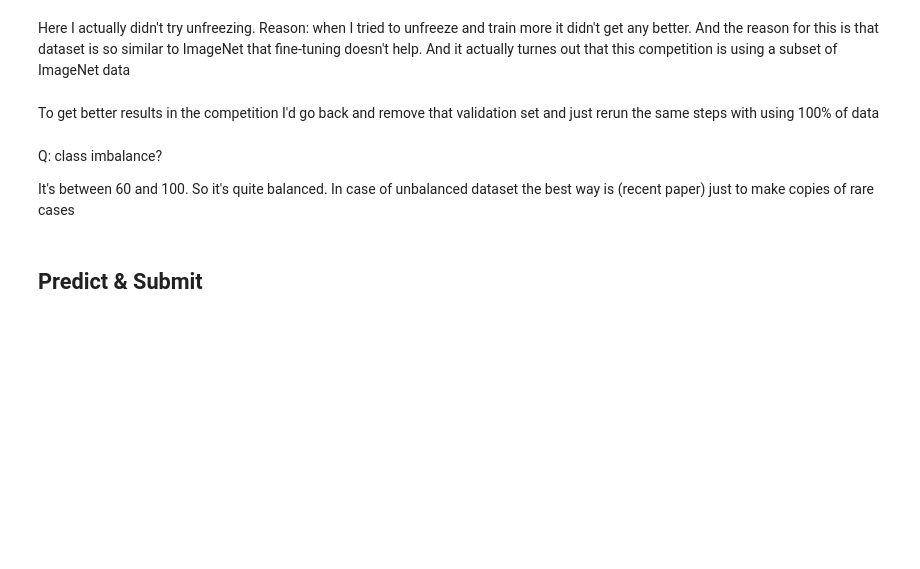
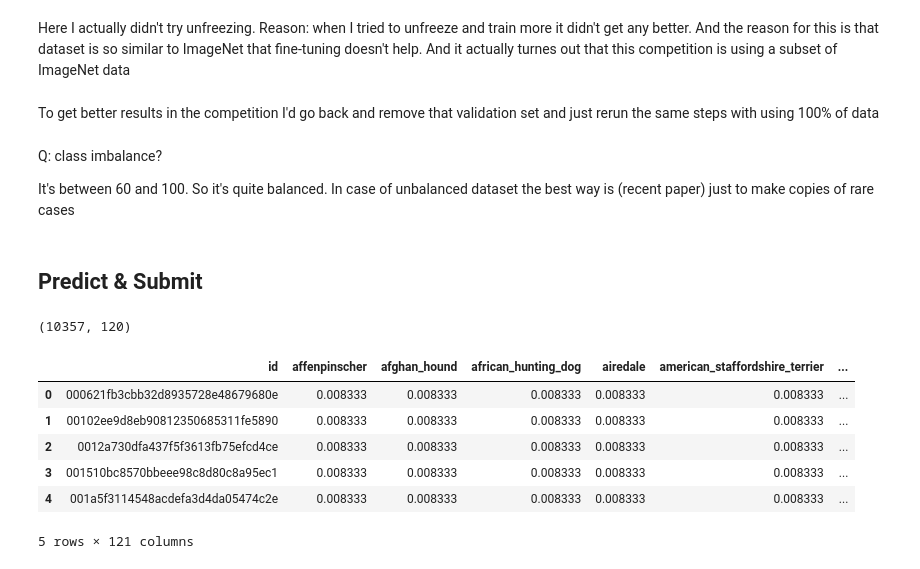
Before and after one commit to evgenysushko/fastai_course, a Jupyter notebook: notebooks/lesson1-dog-breeds.ipynb, the cells around one changed output. Cells and saved outputs as stored; diff of their text form; code cells hidden in the pictures; blank space fills up the shorter version.

```diff
--- a/notebooks/lesson1-dog-breeds.ipynb
+++ b/notebooks/lesson1-dog-breeds.ipynb
@@ -258 +293,5 @@ learn.predict(is_test=True)
+# %%
+test.shape
+# %% [output]
+(10357, 120)
 # %%
@@ -261,0 +310,10 @@ test_preds = np.exp(test_preds)
+# %%
+pd.read_csv(f'{PATH}sample_submission.csv').head()
+# %% [output]
+|  | id | affenpinscher | afghan_hound | african_hunting_dog | airedale | american_staffordshire_terrier | ... |
+| 0 | 000621fb3cbb32d8935728e48679680e | 0.008333 | 0.008333 | 0.008333 | 0.008333 | 0.008333 | ... |
+| 1 | 00102ee9d8eb90812350685311fe5890 | 0.008333 | 0.008333 | 0.008333 | 0.008333 | 0.008333 | ... |
+| 2 | 0012a730dfa437f5f3613fb75efcd4ce | 0.008333 | 0.008333 | 0.008333 | 0.008333 | 0.008333 | ... |
+| 3 | 001510bc8570bbeee98c8d80c8a95ec1 | 0.008333 | 0.008333 | 0.008333 | 0.008333 | 0.008333 | ... |
+| 4 | 001a5f3114548acdefa3d4da05474c2e | 0.008333 | 0.008333 | 0.008333 | 0.008333 | 0.008333 | ... |
+5 rows × 121 columns
```
Also changed, not shown: parts of 19 cells of this notebook.
